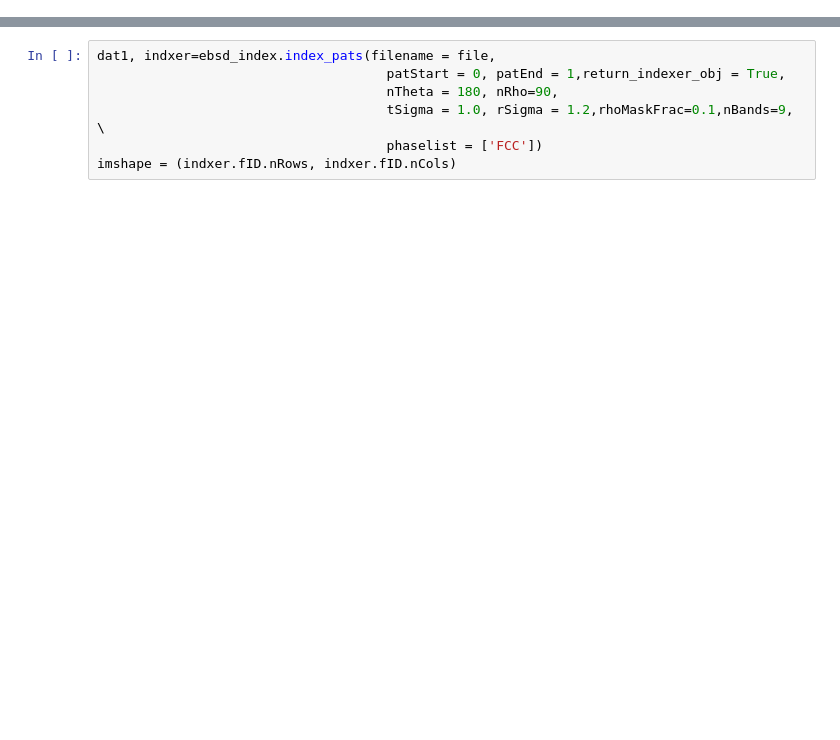
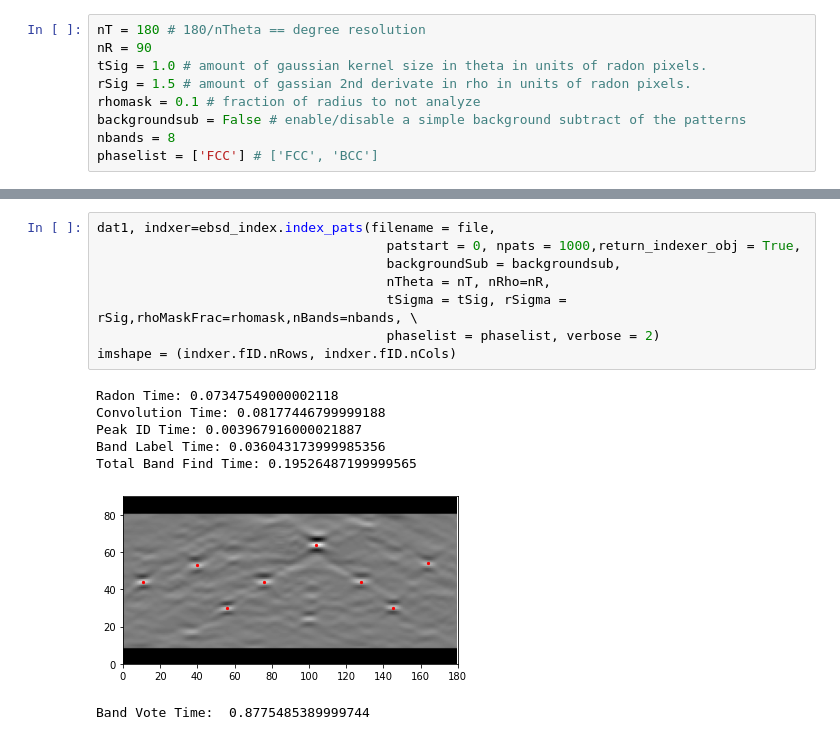
Before and after one commit to USNavalResearchLaboratory/PyEBSDIndex, a Jupyter notebook: src/ebsd_index_demo.ipynb, the cells around one changed output, grey strips where cells are left out. Cells and saved outputs as stored; diff of their text form; blank space fills up the shorter version.

```diff
--- a/src/ebsd_index_demo.ipynb
+++ b/src/ebsd_index_demo.ipynb
@@ -6,0 +22,9 @@ file = '~/Desktop/SLMtest/scan2v3nlparl09sw7.up1'
+# %%
+nT = 180 # 180/nTheta == degree resolution
+nR = 90
+tSig = 1.0 # amount of gaussian kernel size in theta in units of radon pixels.
+rSig = 1.5 # amount of gassian 2nd derivate in rho in units of radon pixels.
+rhomask = 0.1 # fraction of radius to not analyze
+backgroundsub = False # enable/disable a simple background subtract of the patterns
+nbands = 8
+phaselist = ['FCC'] # ['FCC', 'BCC']
@@ -7,7 +37,16 @@ file = '~/Desktop/SLMtest/scan2v3nlparl09sw7.up1'
 # %%
 dat1, indxer=ebsd_index.index_pats(filename = file,
-                                     patStart = 0, patEnd = 1,return_indexer_obj = True,
-                                     nTheta = 180, nRho=90,
-                                     tSigma = 1.0, rSigma = 1.2,rhoMaskFrac=0.1,nBands=9, \
-                                     phaselist = ['FCC'])
+                                     patstart = 0, npats = 1000,return_indexer_obj = True,
+                                     backgroundSub = backgroundsub,
+                                     nTheta = nT, nRho=nR,
+                                     tSigma = tSig, rSigma = rSig,rhoMaskFrac=rhomask,nBands=nbands, \
+                                     phaselist = phaselist, verbose = 2)
 imshape = (indxer.fID.nRows, indxer.fID.nCols)
+# %% [output]
+Radon Time: 0.07347549000002118
+Convolution Time: 0.08177446799999188
+Peak ID Time: 0.003967916000021887
+Band Label Time: 0.036043173999985356
+Total Band Find Time: 0.19526487199999565
+[figure, added]
+Band Vote Time:  0.8775485389999744
```
Also changed, not shown: parts of 27 cells of this notebook, 2 other files.
